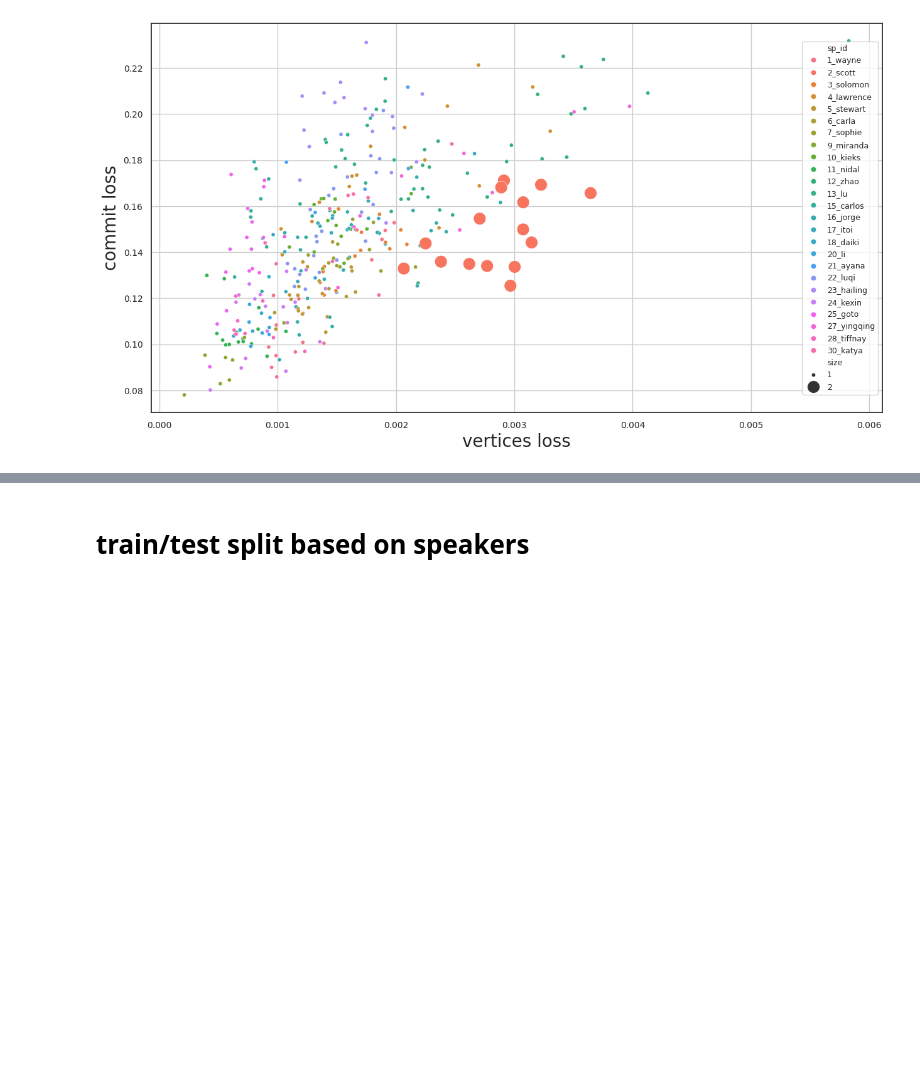
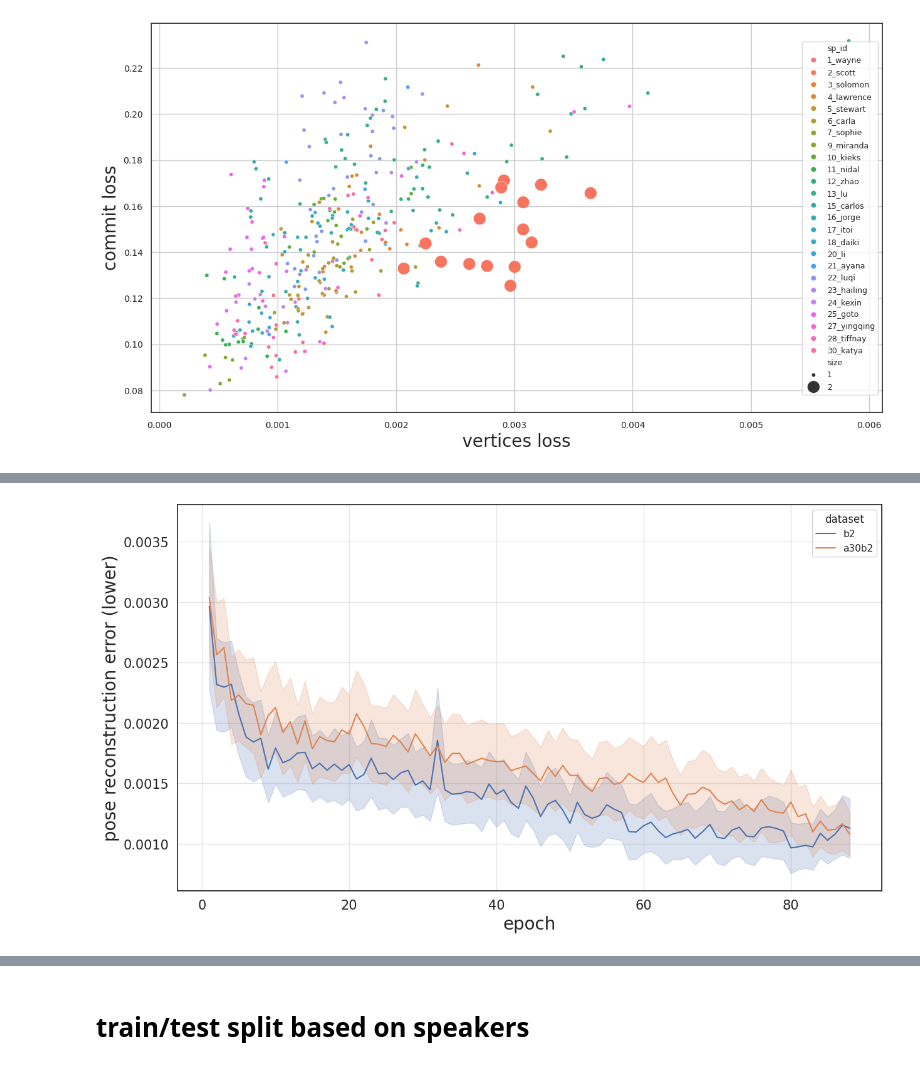
Before and after one commit to klshrinidhi/PantoMatrix, a Jupyter notebook: create_amass30_beat2.ipynb, the cells around one changed output, grey strips where cells are left out. Cells and saved outputs as stored; diff of their text form; code cells hidden in the pictures; blank space fills up the shorter version.

```diff
--- a/create_amass30_beat2.ipynb
+++ b/create_amass30_beat2.ipynb
@@ -422,0 +517,11 @@ plt.tight_layout()
+# %%
+fig = plt.figure(figsize=(1280*plt_px,720*plt_px))
+ax = sns.lineplot(data=df[df.part == 'lower'],x='epoch',y='ver',hue='dataset',errorbar='sd')
+plt.xlabel('epoch',fontsize=20)
+plt.ylabel('pose reconstruction error (lower)',fontsize=20)
+plt.xticks(fontsize=15)
+plt.yticks(fontsize=15)
+plt.grid(alpha=0.5)
+plt.tight_layout()
+# %% [output]
+[figure, added]
```
Also changed, not shown: parts of 22 cells of this notebook, 20 other files.
